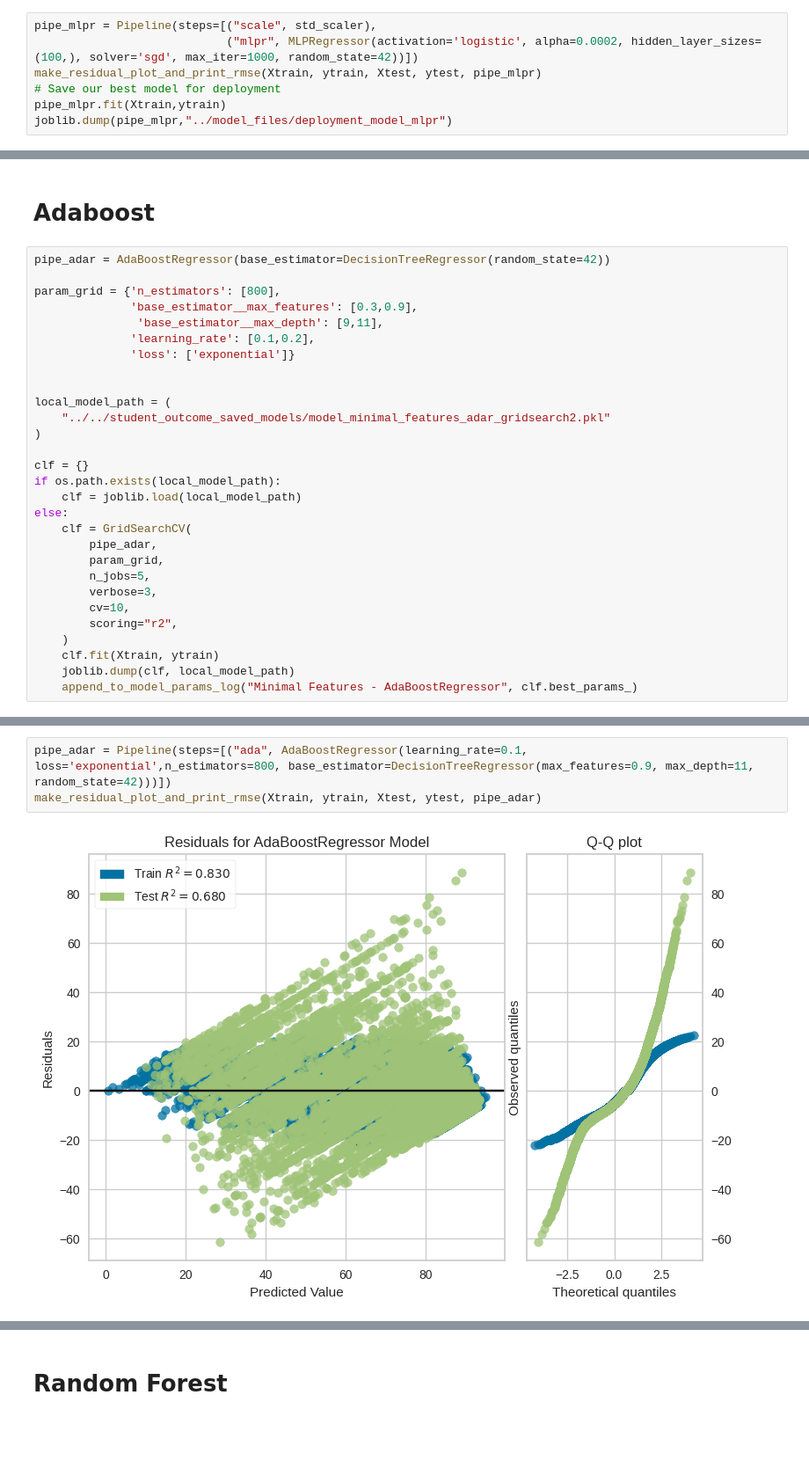
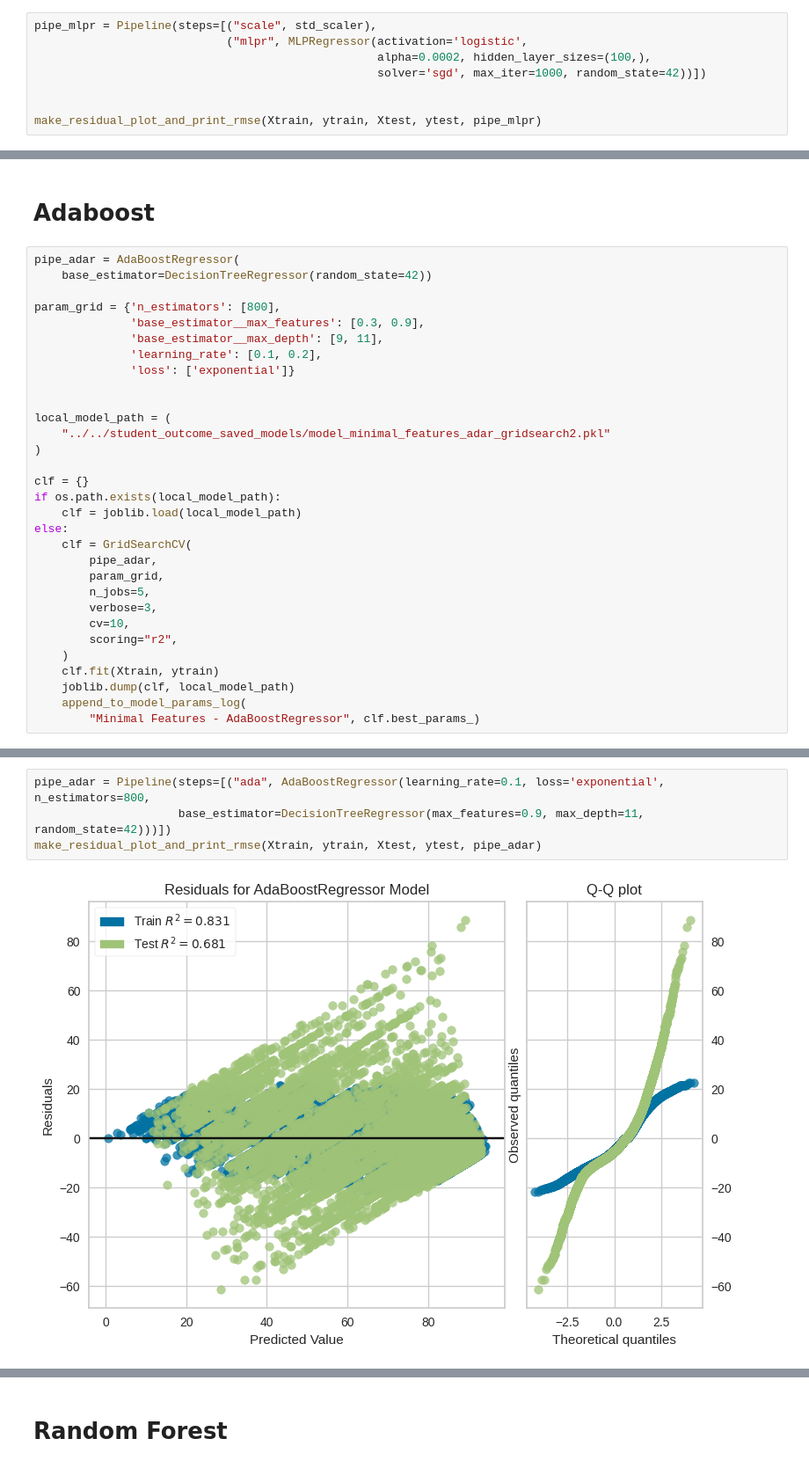
Before and after one commit to georgetown-analytics/student-outcomes, a Jupyter notebook: 4_Modeling/model1.ipynb, the cells around one changed output, grey strips where cells are left out. Shown at 88% size. Saved outputs shown, nothing was run; the diff lists cells and outputs as text; blank space fills up the shorter version.

```diff
--- a/4_Modeling/model1.ipynb
+++ b/4_Modeling/model1.ipynb
@@ -235,11 +243,12 @@ Best parameters are: {'mlpr__activation': 'logistic', 'mlpr__alpha': 0.0001, 'ml
 0.69 + or -0.01 for the {'mlpr__activation': 'relu', 'mlpr__alpha': 0.0002, 'mlpr__hidden_layer_sizes': (100,), 'mlpr__solver': 'adam'}
 # %%
 pipe_mlpr = Pipeline(steps=[("scale", std_scaler),
-                            ("mlpr", MLPRegressor(activation='logistic', alpha=0.0002, hidden_layer_sizes=(100,), solver='sgd', max_iter=1000, random_state=42))])
+                            ("mlpr", MLPRegressor(activation='logistic',
+                                                  alpha=0.0002, hidden_layer_sizes=(100,),
+                                                  solver='sgd', max_iter=1000, random_state=42))])
+
+
 make_residual_plot_and_print_rmse(Xtrain, ytrain, Xtest, ytest, pipe_mlpr)
-# Save our best model for deployment
-pipe_mlpr.fit(Xtrain,ytrain)
-joblib.dump(pipe_mlpr,"../model_files/deployment_model_mlpr")
 # %% [output]
 [figure]
 RMSE 10.748302837507039
@@ -247,12 +272,13 @@ RMSE 10.748302837507039
 # %% [markdown]
 # Adaboost
 # %%
-pipe_adar = AdaBoostRegressor(base_estimator=DecisionTreeRegressor(random_state=42))
+pipe_adar = AdaBoostRegressor(
+    base_estimator=DecisionTreeRegressor(random_state=42))
 
 param_grid = {'n_estimators': [800],
-              'base_estimator__max_features': [0.3,0.9],
-               'base_estimator__max_depth': [9,11],
-              'learning_rate': [0.1,0.2],
+              'base_estimator__max_features': [0.3, 0.9],
+              'base_estimator__max_depth': [9, 11],
+              'learning_rate': [0.1, 0.2],
               'loss': ['exponential']}
 
 
@@ -274,6 +300,7 @@ else:
     )
     clf.fit(Xtrain, ytrain)
     joblib.dump(clf, local_model_path)
-    append_to_model_params_log("Minimal Features - AdaBoostRegressor", clf.best_params_)
+    append_to_model_params_log(
+        "Minimal Features - AdaBoostRegressor", clf.best_params_)
 # %%
 display_grid_results(clf)
@@ -288,7 +316,8 @@ Best parameters are: {'base_estimator__max_depth': 11, 'base_estimator__max_feat
 0.69 + or -0.01 for the {'base_estimator__max_depth': 11, 'base_estimator__max_features': 0.9, 'learning_rate': 0.1, 'loss': 'exponential', 'n_estimators': 800}
 0.68 + or -0.01 for the {'base_estimator__max_depth': 11, 'base_estimator__max_features': 0.9, 'learning_rate': 0.2, 'loss': 'exponential', 'n_estimators': 800}
 # %%
-pipe_adar = Pipeline(steps=[("ada", AdaBoostRegressor(learning_rate=0.1, loss='exponential',n_estimators=800, base_estimator=DecisionTreeRegressor(max_features=0.9, max_depth=11, random_state=42)))])
+pipe_adar = Pipeline(steps=[("ada", AdaBoostRegressor(learning_rate=0.1, loss='exponential', n_estimators=800,
+                     base_estimator=DecisionTreeRegressor(max_features=0.9, max_depth=11, random_state=42)))])
 make_residual_plot_and_print_rmse(Xtrain, ytrain, Xtest, ytest, pipe_adar)
 # %% [output]
-[figure, old version]
+[figure, new version]
```
Also changed, not shown: parts of 28 cells of this notebook, 7 other files.
